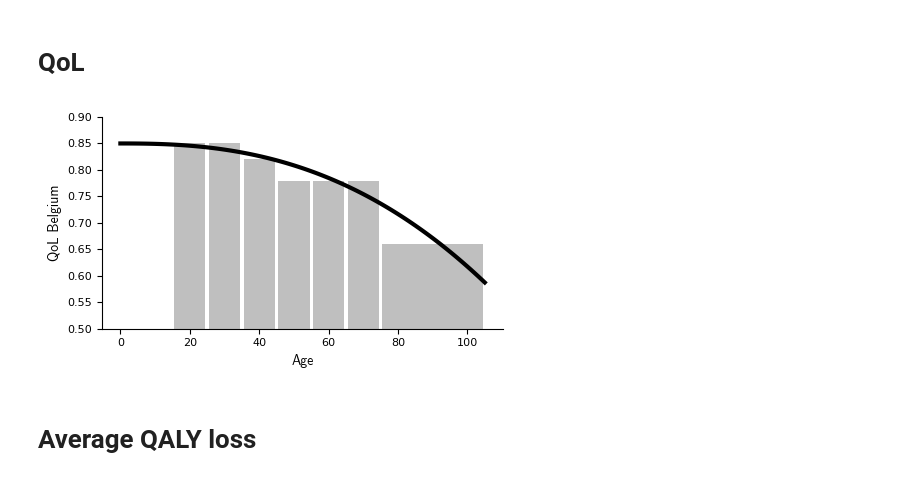
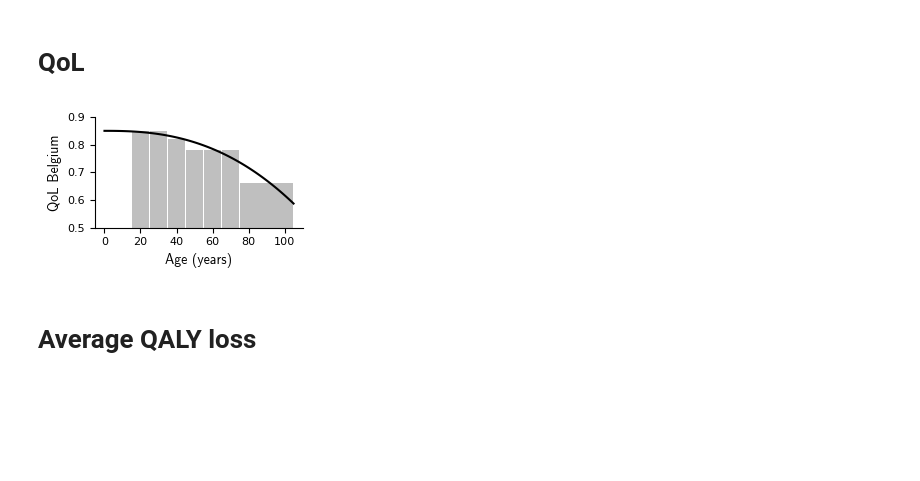
Before and after one commit to woldmuyn/COVID19-Model, a Jupyter notebook: notebooks/scratch/woldmuyn_long_COVID_preprocessing.ipynb, the cells around one changed output. Drawn from its saved outputs; the diff is of its cells as text; code cells hidden in the pictures; blank space fills up the shorter version.

```diff
--- a/notebooks/scratch/woldmuyn_long_COVID_preprocessing.ipynb
+++ b/notebooks/scratch/woldmuyn_long_COVID_preprocessing.ipynb
@@ -266,23 +266,22 @@ fig.savefig(os.path.join(abs_dir,fig_result_folder,f'prevalence_MCMC_fit.png'),d
 QoL_Belgium_func = Life_table.QoL_Belgium_func
 # %%
 # visualise fit
-fig,ax = plt.subplots(figsize=(5,3))
+fig,ax = plt.subplots(figsize=(3,2))
 for index in QoL_Belgium.index:
     left = index.left
     right = index.right
     w = right-left
     ax.bar(left+w/2,QoL_Belgium[index],w-1,color='grey',alpha=0.5,label='data')
-ax.plot(QoL_Belgium_func(LE_table.index.values),label='fit',color='black')
-ax.set_xlabel('Age',font=label_font)
+ax.plot(QoL_Belgium_func(LE_table.index.values),label='fit',color='black',linewidth=1.5)
+ax.set_xlabel('Age (years)',font=label_font)
 ax.set_ylabel('QoL Belgium',font=label_font)
 ax.tick_params(axis='both', which='major', labelsize=8)
 ax.set_ylim([0.5, 0.9])
 ax.grid(False)
 fig.tight_layout()
-fig.show()
 fig.savefig(os.path.join(abs_dir,fig_result_folder,'QoL_Belgium_fit.png'),dpi=600,bbox_inches='tight')
 # %% [output]
-[figure, old version]
+[figure, new version]
 # %% [markdown]
 # Average QALY loss
 # %%
```
Also changed, not shown: parts of 4 cells of this notebook, 14 other files.
